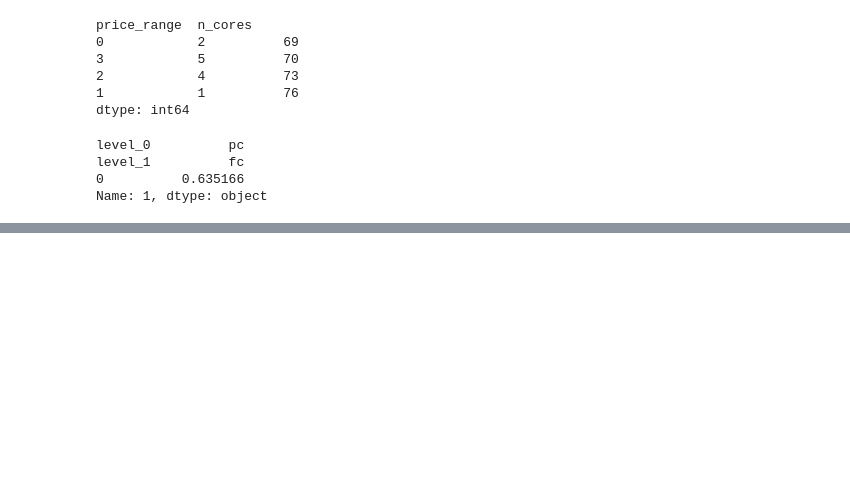
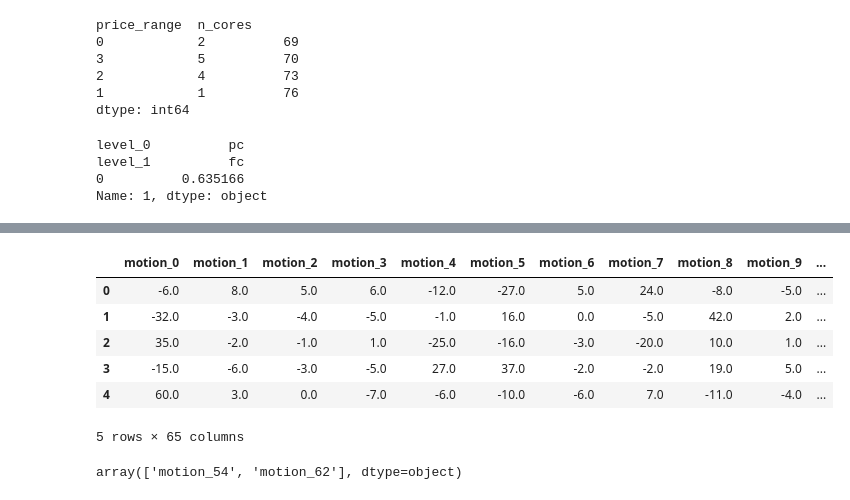
Before and after one commit to maeseok/BITAmin, a Jupyter notebook: 빅분기/1유형 및 기초/1유형.ipynb, the cells around one changed output, grey strips where cells are left out. Saved outputs shown, nothing was run; the diff lists cells and outputs as text; code cells hidden in the pictures; blank space fills up the shorter version.

```diff
--- a/빅분기/1유형 및 기초/1유형.ipynb
+++ b/빅분기/1유형 및 기초/1유형.ipynb
@@ -1089,0 +1260,18 @@ Name: 1, dtype: object
+# %%
+import pandas as pd
+df = pd.read_csv("https://raw.githubusercontent.com/Datamanim/datarepo/main/muscle/train.csv")
+df.head()
+# %% [output]
+|  | motion_0 | motion_1 | motion_2 | motion_3 | motion_4 | motion_5 | motion_6 | motion_7 | motion_8 | motion_9 | ... |
+| 0 | -6.0 | 8.0 | 5.0 | 6.0 | -12.0 | -27.0 | 5.0 | 24.0 | -8.0 | -5.0 | ... |
+| 1 | -32.0 | -3.0 | -4.0 | -5.0 | -1.0 | 16.0 | 0.0 | -5.0 | 42.0 | 2.0 | ... |
+| 2 | 35.0 | -2.0 | -1.0 | 1.0 | -25.0 | -16.0 | -3.0 | -20.0 | 10.0 | 1.0 | ... |
+| 3 | -15.0 | -6.0 | -3.0 | -5.0 | 27.0 | 37.0 | -2.0 | -2.0 | 19.0 | 5.0 | ... |
+| 4 | 60.0 | 3.0 | 0.0 | -7.0 | -6.0 | -10.0 | -6.0 | 7.0 | -11.0 | -4.0 | ... |
+5 rows × 65 columns
+# %%
+t = df.groupby('pose').median().T
+dfs = abs(t[0]-t[1]).sort_values().reset_index()
+dfs[dfs[0]==dfs[0].max()]['index'].values
+# %% [output]
+array(['motion_54', 'motion_62'], dtype=object)
```
Also changed, not shown: parts of 33 cells of this notebook, 1 other file.
